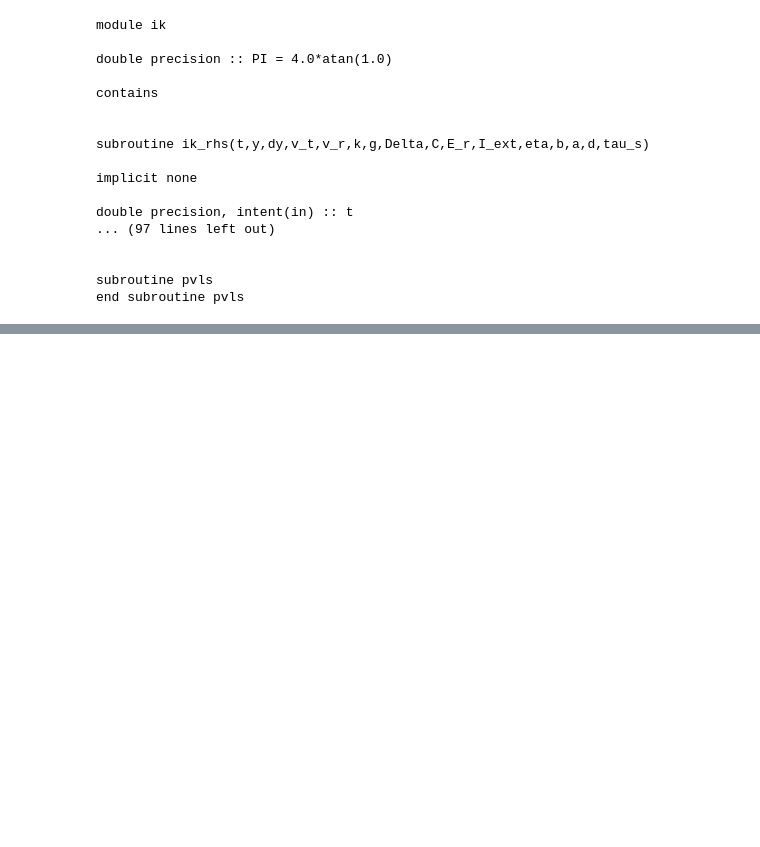
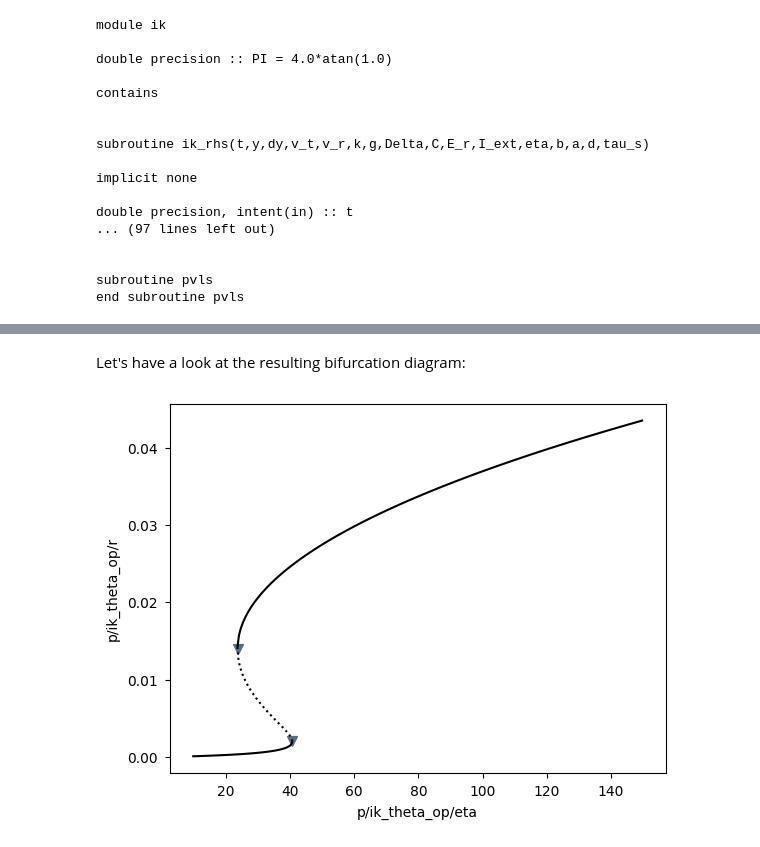
Before and after one commit to pyrates-neuroscience/use_examples, a Jupyter notebook: QIF_bifurcations.ipynb, the cells around one changed output, grey strips where cells are left out. Cells and saved outputs as stored; diff of their text form; code cells hidden in the pictures; blank space fills up the shorter version.

Commit message:
updated the Izhikevich bifurcation script

```diff
--- a/QIF_bifurcations.ipynb
+++ b/QIF_bifurcations.ipynb
@@ -137,0 +151,5 @@ plt.tight_layout()
+# %%
+_, _, params, state_vars = ik_mf.get_run_func(
+    func_name='ik_rhs', file_name='ik', step_size=dt, auto=True, backend='fortran', solver='scipy',
+    vectorize=False, float_precision='float64', in_place=False
+)
@@ -146,4 +169,4 @@ We can create a simple instance of the main PyCoBi class for parameter continuat
 # %%
 from pycobi import ODESystem
 
-cont = ODESystem(working_dir=None, auto_dir="~/PycharmProjects/auto-07p", init_cont=False)
+cont = ODESystem("ik", working_dir=None, auto_dir="~/PycharmProjects/auto-07p", init_cont=False, params=params[3:], state_vars=list(state_vars))
@@ -223,11 +207,11 @@ As a first example, we will continue the solution that we obtained above in the
 From reading in the Fortran file, we saw that $\eta$ is the $9$th parameter of the model.
 The cell below performs a continuation of the solution that we found previously in $\eta$:
 # %%
-algorithm_params = {"NTST": 400, "NCOL": 4, "IAD": 3, "IPLT": 0, "NBC": 0, "NINT": 0, "NMX": 2000, "NPR": 10,
+algorithm_params = {"NTST": 400, "NCOL": 4, "IAD": 3, "IPLT": 0, "NBC": 0, "NINT": 0, "NMX": 4000, "NPR": 10,
                     "MXBF": 5, "IID": 2, "ITMX": 40, "ITNW": 40, "NWTN": 12, "JAC": 0, "EPSL": 1e-6, "EPSU": 1e-6,
                     "EPSS": 1e-4, "DS": 1e-4, "DSMIN": 1e-8, "DSMAX": 5e-2, "IADS": 1, "THL": {}, "THU": {}}
 
-eta_solutions, eta_cont = cont.run(e="ik", c="ivp", name="eta", ICP=9, IPS=1, ILP=1, ISP=2, ISW=1, RL0=-50, RL1=150,
+eta_solutions, eta_cont = cont.run(e="ik", c="ivp", name="eta", ICP=9, IPS=1, ILP=1, ISP=2, ISW=1, RL0=0.0, RL1=90,
                                    UZR={}, STOP={}, bidirectional=True, **algorithm_params)
 # %% [output]
 gfortran -g -fopenmp -O -c ik.f90 -o ik.o
@@ -238,0 +234,8 @@ AUTORuntimeError: Error running AUTO
+# %% [markdown]
+Let's have a look at the resulting bifurcation diagram:
+# %%
+# plot the 1D bifurcation diagram
+cont.plot_continuation("p/ik_theta_op/eta", "p/ik_theta_op/r", cont="eta")
+plt.show()
+# %% [output]
+[figure, added]
```
Also changed, not shown: parts of 13 cells of this notebook, 1 other file.
